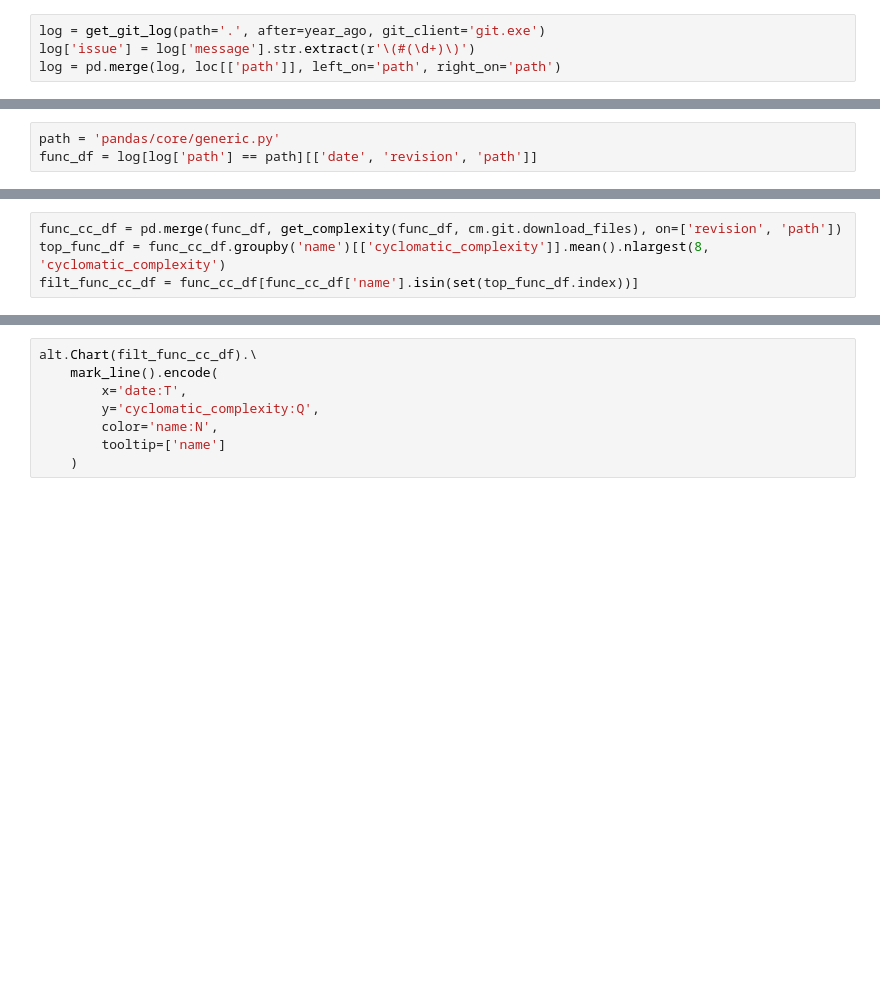
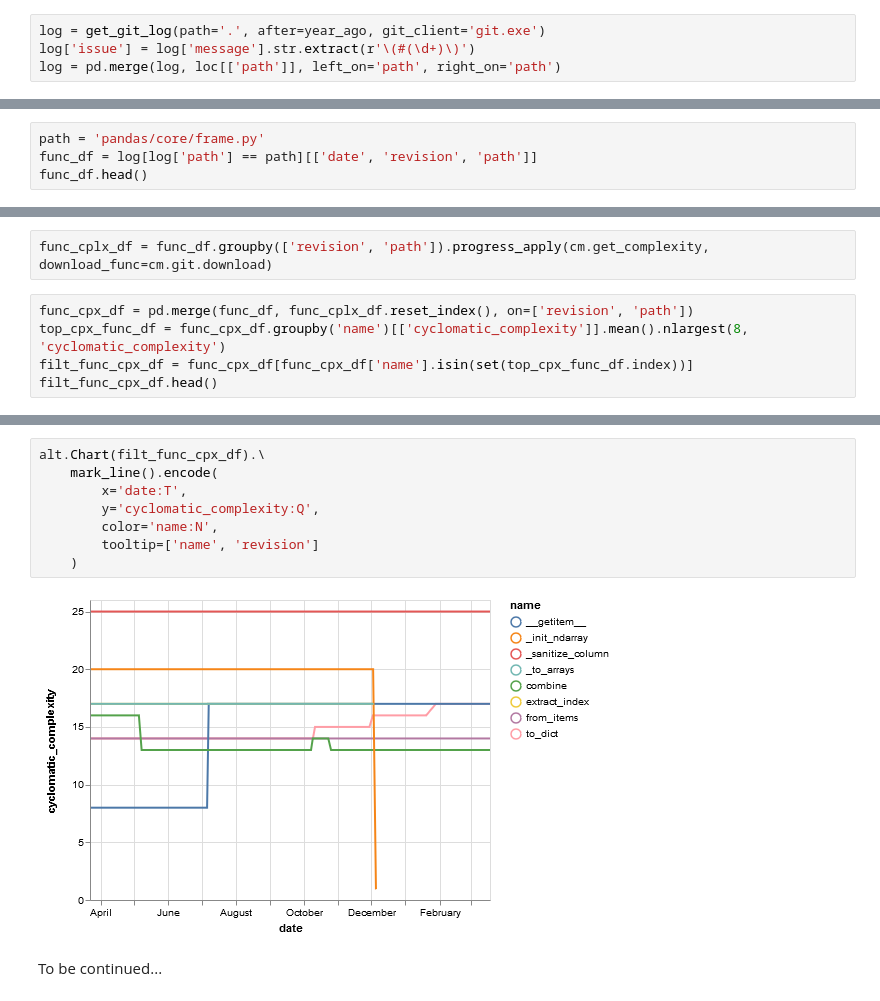
Before and after one commit to elmotec/codemetrics, a Jupyter notebook: notebooks/pandas.ipynb, the cells around one changed output, grey strips where cells are left out. Cells and saved outputs as stored; diff of their text form; blank space fills up the shorter version.

```diff
--- a/notebooks/pandas.ipynb
+++ b/notebooks/pandas.ipynb
@@ -107,3 +176,4 @@ co_changes.head()
 # %%
-path = 'pandas/core/generic.py'
+path = 'pandas/core/frame.py'
 func_df = log[log['path'] == path][['date', 'revision', 'path']]
+func_df.head()
@@ -110,4 +187,7 @@ func_df = log[log['path'] == path][['date', 'revision', 'path']]
+# %%
+func_cplx_df = func_df.groupby(['revision', 'path']).progress_apply(cm.get_complexity, download_func=cm.git.download)
 # %%
-func_cc_df = pd.merge(func_df, get_complexity(func_df, cm.git.download_files), on=['revision', 'path'])
-top_func_df = func_cc_df.groupby('name')[['cyclomatic_complexity']].mean().nlargest(8, 'cyclomatic_complexity')
-filt_func_cc_df = func_cc_df[func_cc_df['name'].isin(set(top_func_df.index))]
+func_cpx_df = pd.merge(func_df, func_cplx_df.reset_index(), on=['revision', 'path'])
+top_cpx_func_df = func_cpx_df.groupby('name')[['cyclomatic_complexity']].mean().nlargest(8, 'cyclomatic_complexity')
+filt_func_cpx_df = func_cpx_df[func_cpx_df['name'].isin(set(top_cpx_func_df.index))]
+filt_func_cpx_df.head()
@@ -114,8 +201,12 @@ filt_func_cc_df = func_cc_df[func_cc_df['name'].isin(set(top_func_df.index))]
 # %%
-alt.Chart(filt_func_cc_df).\
+alt.Chart(filt_func_cpx_df).\
     mark_line().encode(
         x='date:T',
         y='cyclomatic_complexity:Q',
         color='name:N',
-        tooltip=['name']
+        tooltip=['name', 'revision']
     )
+# %% [output]
+[figure, added]
+# %% [markdown]
+To be continued...
```
Also changed, not shown: parts of 25 cells of this notebook, 11 other files.
